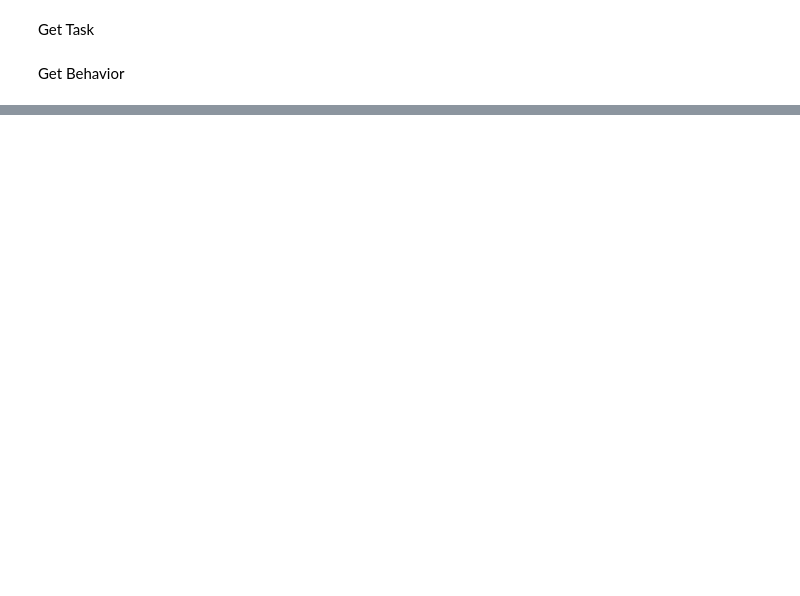
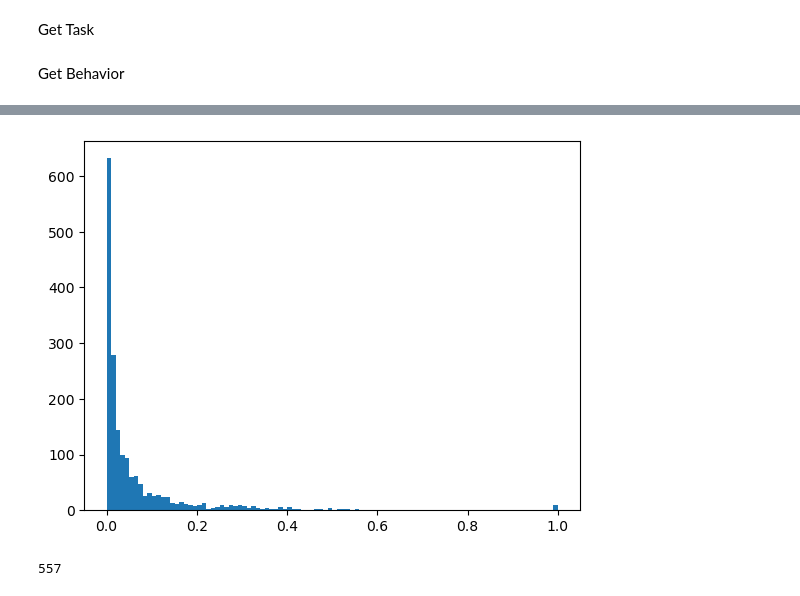
Before and after one commit to matt-wats/AMP3-Spring-2026-Project, a Jupyter notebook: my_2a.ipynb, the cells around one changed output, grey strips where cells are left out. Saved outputs shown, nothing was run; the diff lists cells and outputs as text; code cells hidden in the pictures; blank space fills up the shorter version.

```diff
--- a/my_2a.ipynb
+++ b/my_2a.ipynb
@@ -220,2 +219,0 @@ pred.shape
-# %%
-mses = np.mean((pred - Y[:1000].T)**2, axis=0)
@@ -226,0 +278,11 @@ plt.show()
+# %%
+plt.hist(scores, bins=100)
+plt.show()
+# %% [output]
+[figure, added]
+# %%
+noncoding_indices = scores < 0.05
+coding_weights = weights[~noncoding_indices]
+np.sum(~noncoding_indices)
+# %% [output]
+557
```
Also changed, not shown: parts of 39 cells of this notebook.
